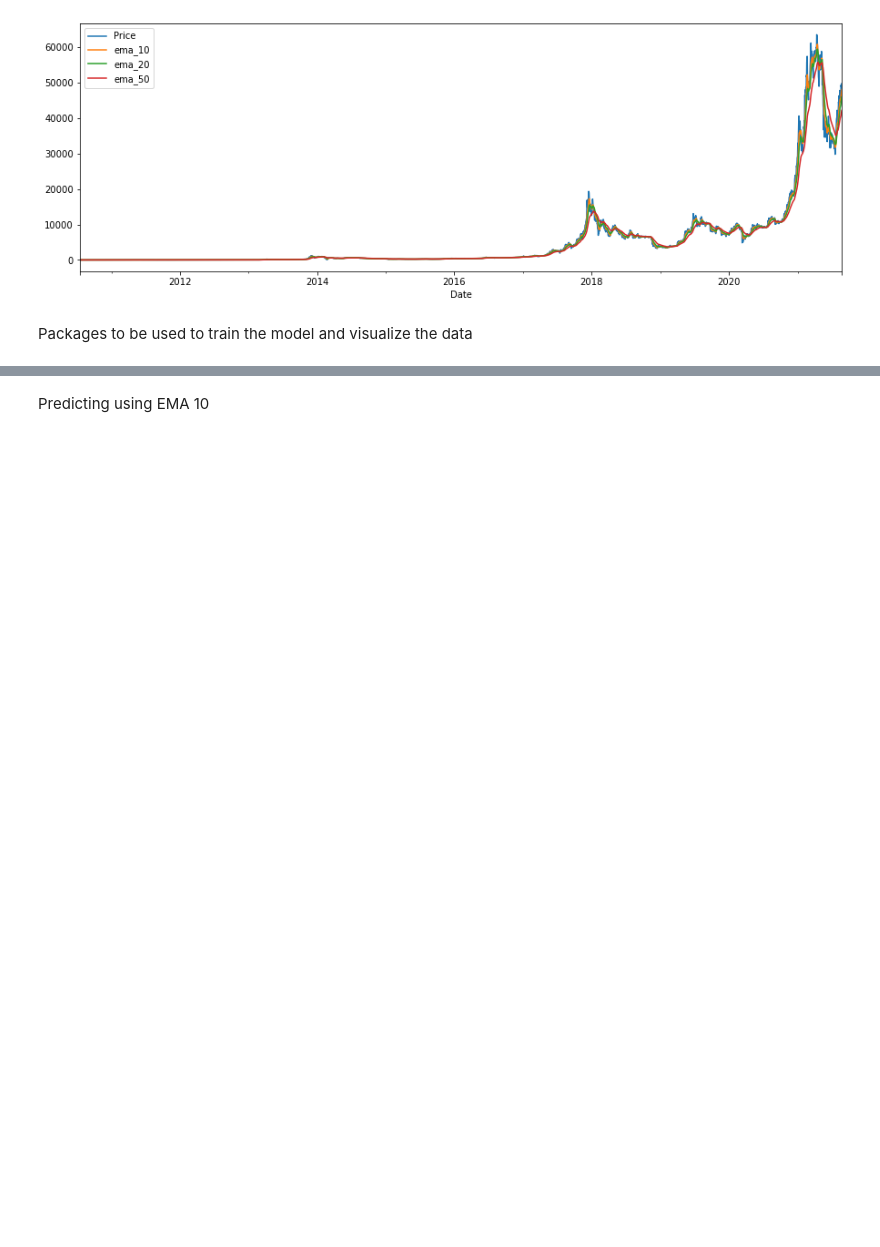
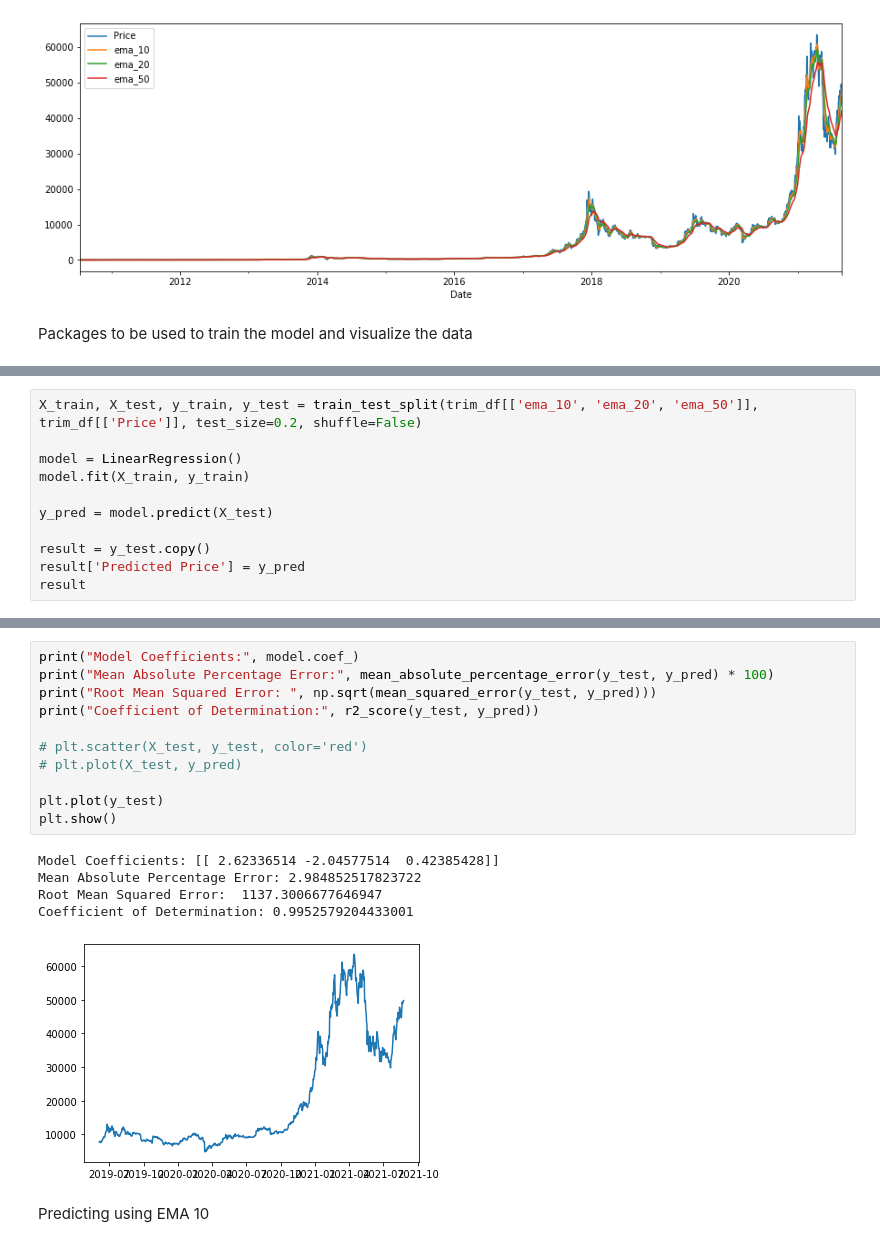
Before and after one commit to manoloenriquez/stintsy-mp, a Jupyter notebook: notebook.ipynb, the cells around one changed output, grey strips where cells are left out. Saved outputs shown, nothing was run; the diff lists cells and outputs as text; blank space fills up the shorter version.

Commit message:
changed metric to mean absolute percentage error

```diff
--- a/notebook.ipynb
+++ b/notebook.ipynb
@@ -51 +55,12 @@ from sklearn.metrics import mean_squared_error, r2_score, mean_absolute_error
 import matplotlib.pyplot as plt
+# %%
+X_train, X_test, y_train, y_test = train_test_split(trim_df[['ema_10', 'ema_20', 'ema_50']], trim_df[['Price']], test_size=0.2, shuffle=False)
+
+model = LinearRegression()
+model.fit(X_train, y_train)
+
+y_pred = model.predict(X_test)
+
+result = y_test.copy()
+result['Predicted Price'] = y_pred
+result
@@ -52,3 +82,20 @@ import matplotlib.pyplot as plt
+# %%
+print("Model Coefficients:", model.coef_)
+print("Mean Absolute Percentage Error:", mean_absolute_percentage_error(y_test, y_pred) * 100)
+print("Root Mean Squared Error: ", np.sqrt(mean_squared_error(y_test, y_pred)))
+print("Coefficient of Determination:", r2_score(y_test, y_pred))
+
+# plt.scatter(X_test, y_test, color='red')
+# plt.plot(X_test, y_pred)
+
+plt.plot(y_test)
+plt.show()
+# %% [output]
+Model Coefficients: [[ 2.62336514 -2.04577514  0.42385428]]
+Mean Absolute Percentage Error: 2.984852517823722
+Root Mean Squared Error:  1137.3006677646947
+Coefficient of Determination: 0.9952579204433001
+[figure, added]
 # %% [markdown]
 Predicting using EMA 10
 # %%
```
Also changed, not shown: parts of 6 cells of this notebook.
